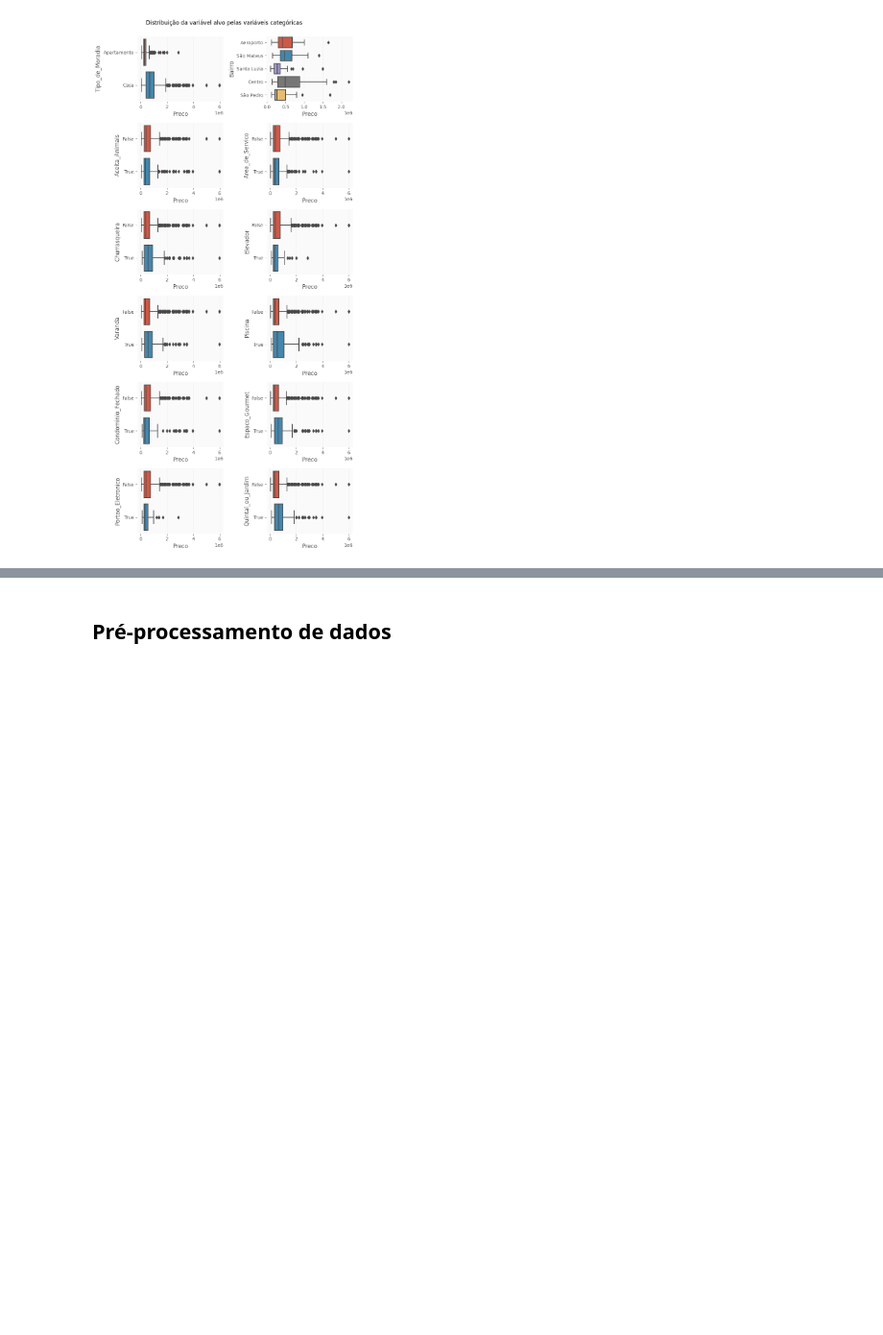
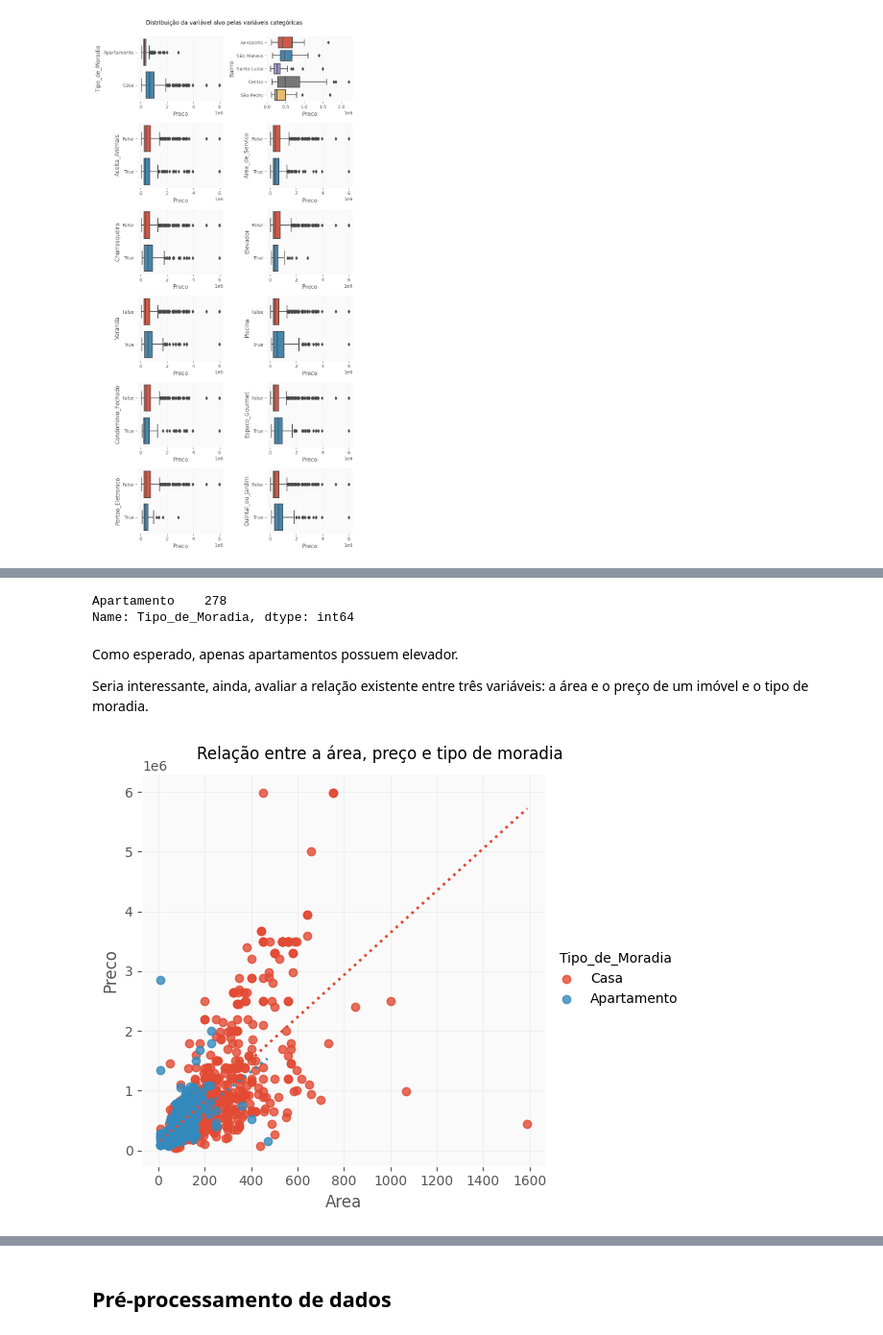
Before and after one commit to lcfdiniz/puc-rio, a Jupyter notebook: real-estate-market/real_estate_market.ipynb, the cells around one changed output, grey strips where cells are left out. Shown at 96% size. Saved outputs shown, nothing was run; the diff lists cells and outputs as text; code cells hidden in the pictures; blank space fills up the shorter version.

```diff
--- a/real-estate-market/real_estate_market.ipynb
+++ b/real-estate-market/real_estate_market.ipynb
@@ -454,0 +528,19 @@ plt.tight_layout()
+# %%
+df[df["Elevador"]=="True"]["Tipo_de_Moradia"].value_counts()
+# %% [output]
+Apartamento    278
+Name: Tipo_de_Moradia, dtype: int64
+# %% [markdown]
+Como esperado, apenas apartamentos possuem elevador.
+
+Seria interessante, ainda, avaliar a relação existente entre três variáveis: a área e o preço de um imóvel e o tipo de moradia.
+# %%
+g = sns.lmplot(x="Area", y="Preco",
+               hue="Tipo_de_Moradia", hue_order=["Casa", "Apartamento"],
+               data=df, ci=False, line_kws={"linestyle": ":",
+                                            "linewidth": 2})
+# Adiciona um título ao gráfico
+plt.suptitle("Relação entre a área, preço e tipo de moradia", y=1.00)
+plt.show()
+# %% [output]
+[figure, added]
```
Also changed, not shown: parts of 14 cells of this notebook.
